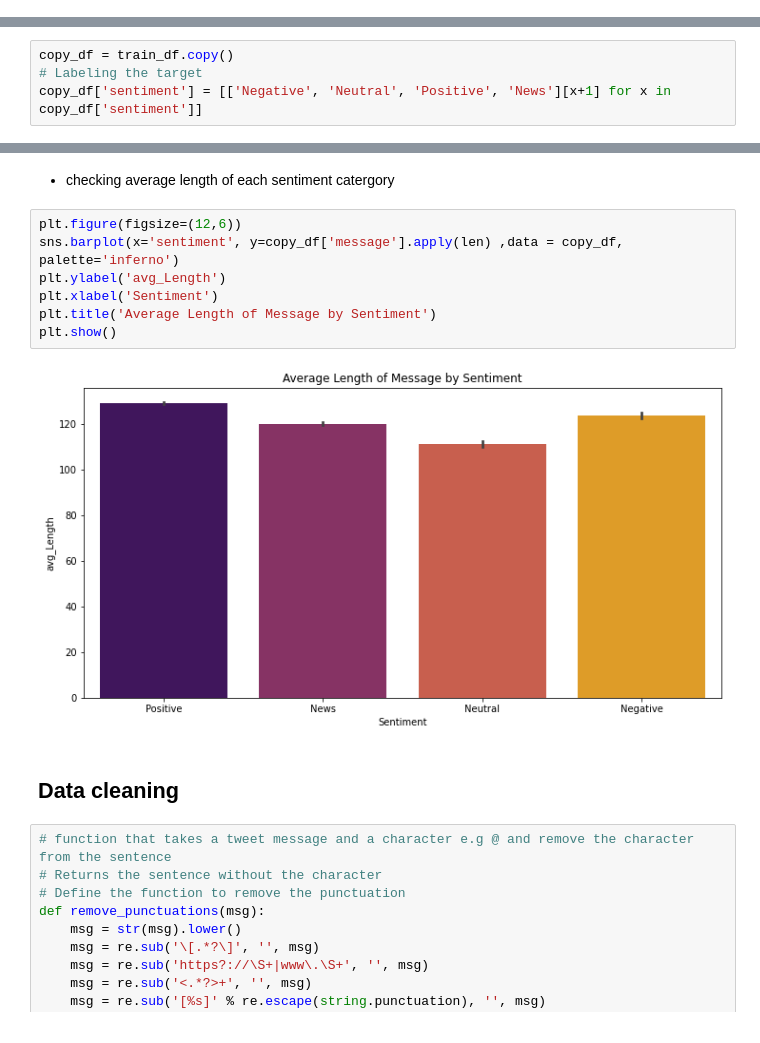
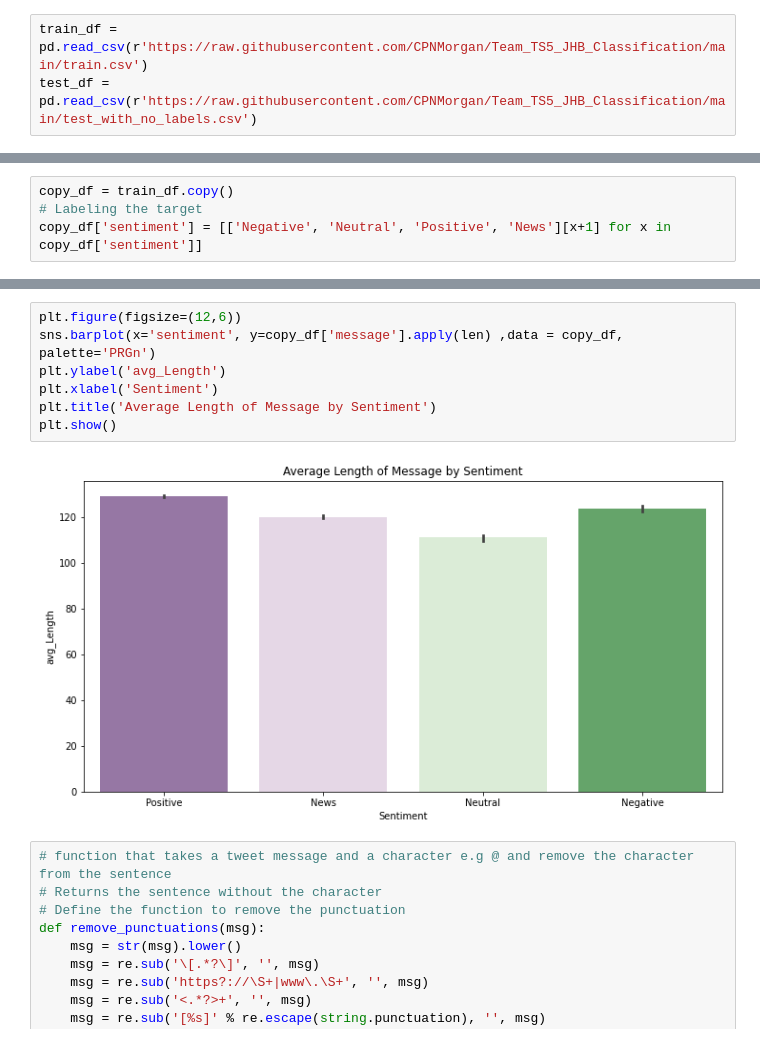
Before and after one commit to isabelomakhanya/classification_ts5, a Jupyter notebook: classification-ts5.ipynb, the cells around one changed output, grey strips where cells are left out. Cells and saved outputs as stored; diff of their text form.

```diff
--- a/classification-ts5.ipynb
+++ b/classification-ts5.ipynb
@@ -71,3 +67,6 @@ train_df = pd.read_csv('data/train.csv')
+# %%
+train_df = pd.read_csv(r'https://raw.githubusercontent.com/CPNMorgan/Team_TS5_JHB_Classification/main/train.csv')
+test_df = pd.read_csv(r'https://raw.githubusercontent.com/CPNMorgan/Team_TS5_JHB_Classification/main/test_with_no_labels.csv')
 # %%
 train_df.head(10)
 # %% [output]
@@ -152,16 +149,12 @@ fig.show()
-# %% [markdown]
-- checking average length of each sentiment catergory
 # %%
 plt.figure(figsize=(12,6))
-sns.barplot(x='sentiment', y=copy_df['message'].apply(len) ,data = copy_df, palette='inferno')
+sns.barplot(x='sentiment', y=copy_df['message'].apply(len) ,data = copy_df, palette='PRGn')
 plt.ylabel('avg_Length')
 plt.xlabel('Sentiment')
 plt.title('Average Length of Message by Sentiment')
 plt.show()
 # %% [output]
-[figure, old version]
+[figure, new version]
-# %% [markdown]
-## Data cleaning
 # %%
 # function that takes a tweet message and a character e.g @ and remove the character from the sentence
 # Returns the sentence without the character
```
Also changed, not shown: parts of 18 cells of this notebook.
